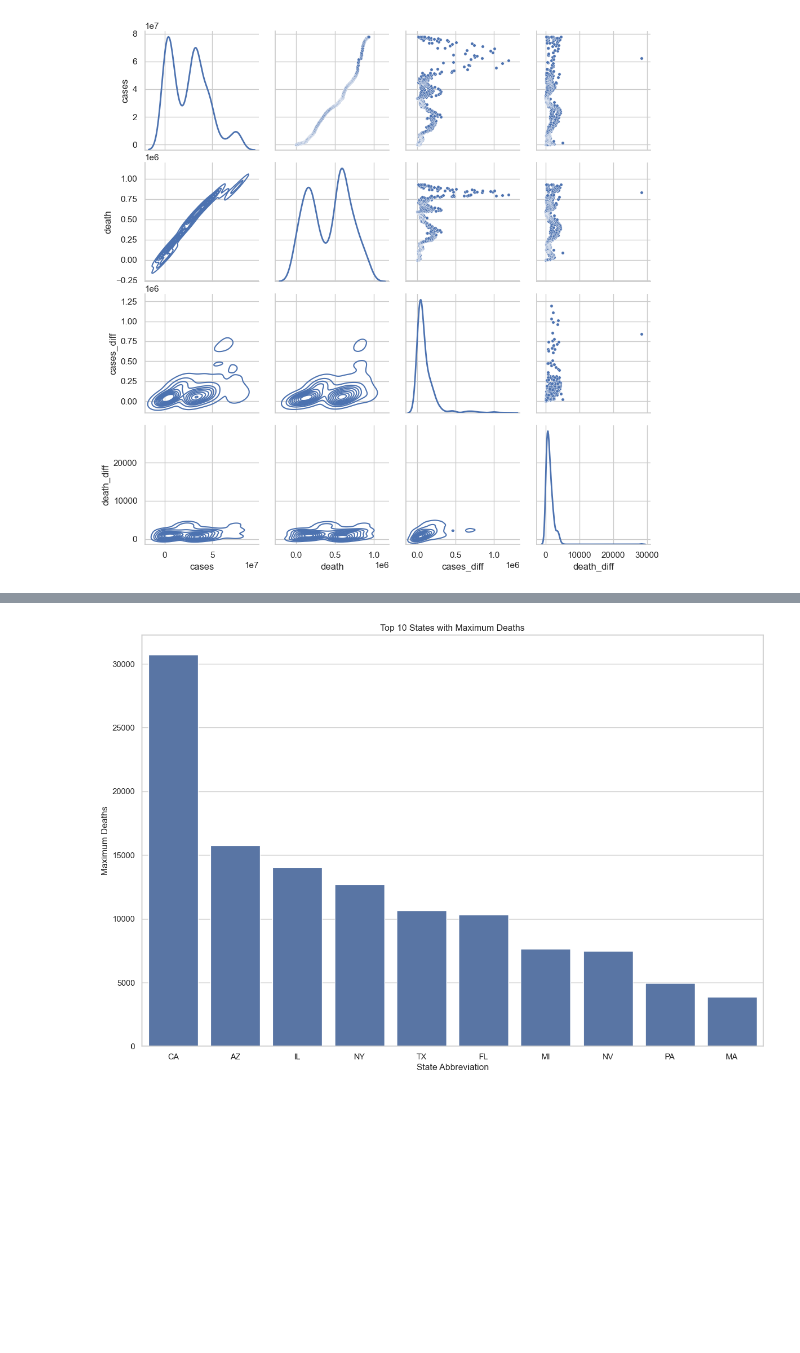
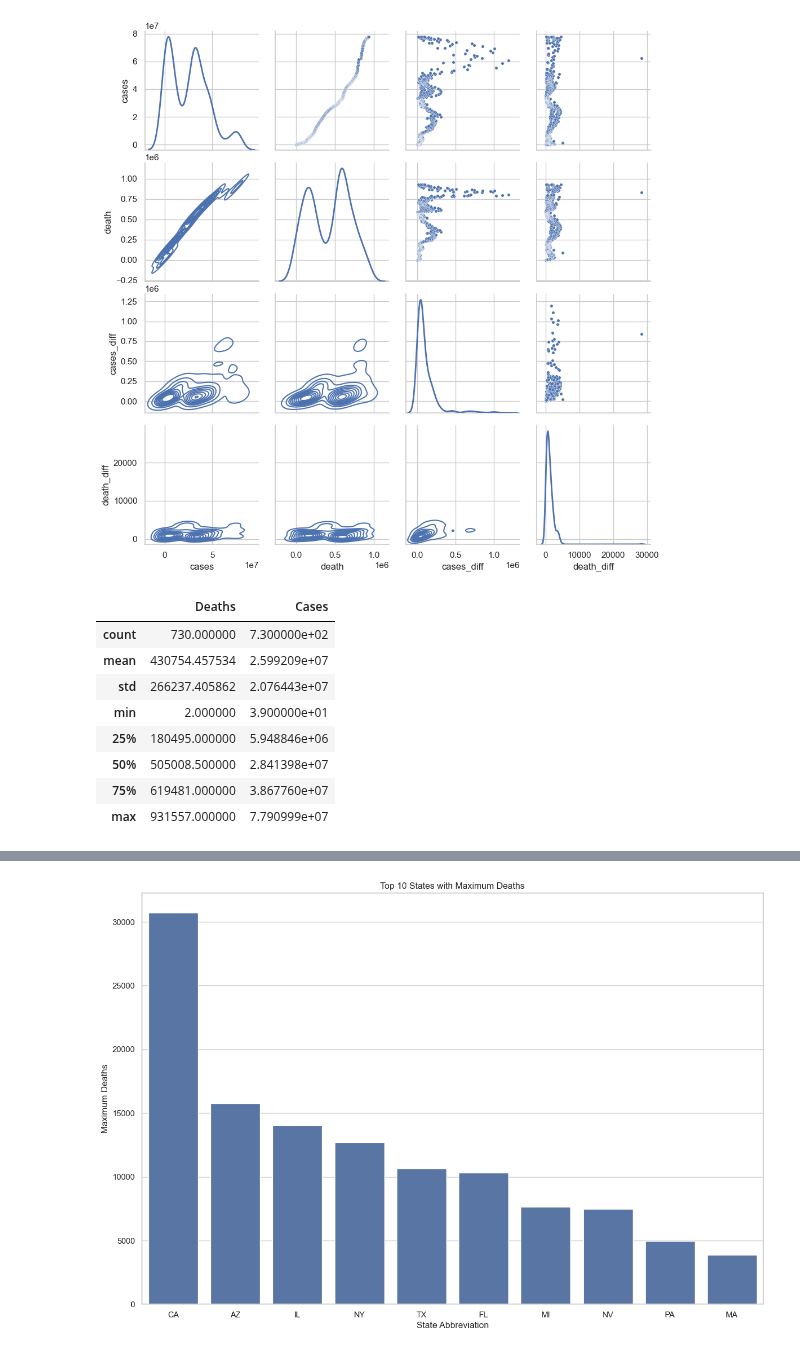
Before and after one commit to AppleBoiy/cs203-c19-analysis, a Jupyter notebook: code/C_exploration/3_all_time_behavior.ipynb, the cells around one changed output, grey strips where cells are left out. Drawn from its saved outputs; the diff is of its cells as text; code cells hidden in the pictures; blank space fills up the shorter version.

Commit message:
predict & use case

```diff
--- a/code/C_exploration/3_all_time_behavior.ipynb
+++ b/code/C_exploration/3_all_time_behavior.ipynb
@@ -95,3 +95,21 @@ g.map_diag(sns.kdeplot, lw=2)
 # %% [output]
 <seaborn.axisgrid.PairGrid at 0x...>
 [figure]
+# %%
+death_summary = data["death"].describe()
+cases_summary = data["cases"].describe()
+
+# Concatenate the two summary statistics into one table
+table = pd.concat([death_summary, cases_summary], axis=1)
+table.columns = ["Deaths", "Cases"]
+table
+# %% [output]
+|  | Deaths | Cases |
+| count | 730.000000 | 7.300000e+02 |
+| mean | 430754.457534 | 2.599209e+07 |
+| std | 266237.405862 | 2.076443e+07 |
+| min | 2.000000 | 3.900000e+01 |
+| 25% | 180495.000000 | 5.948846e+06 |
+| 50% | 505008.500000 | 2.841398e+07 |
+| 75% | 619481.000000 | 3.867760e+07 |
+| max | 931557.000000 | 7.790999e+07 |
```
Also changed, not shown: parts of 2 cells of this notebook, 3 other files.
